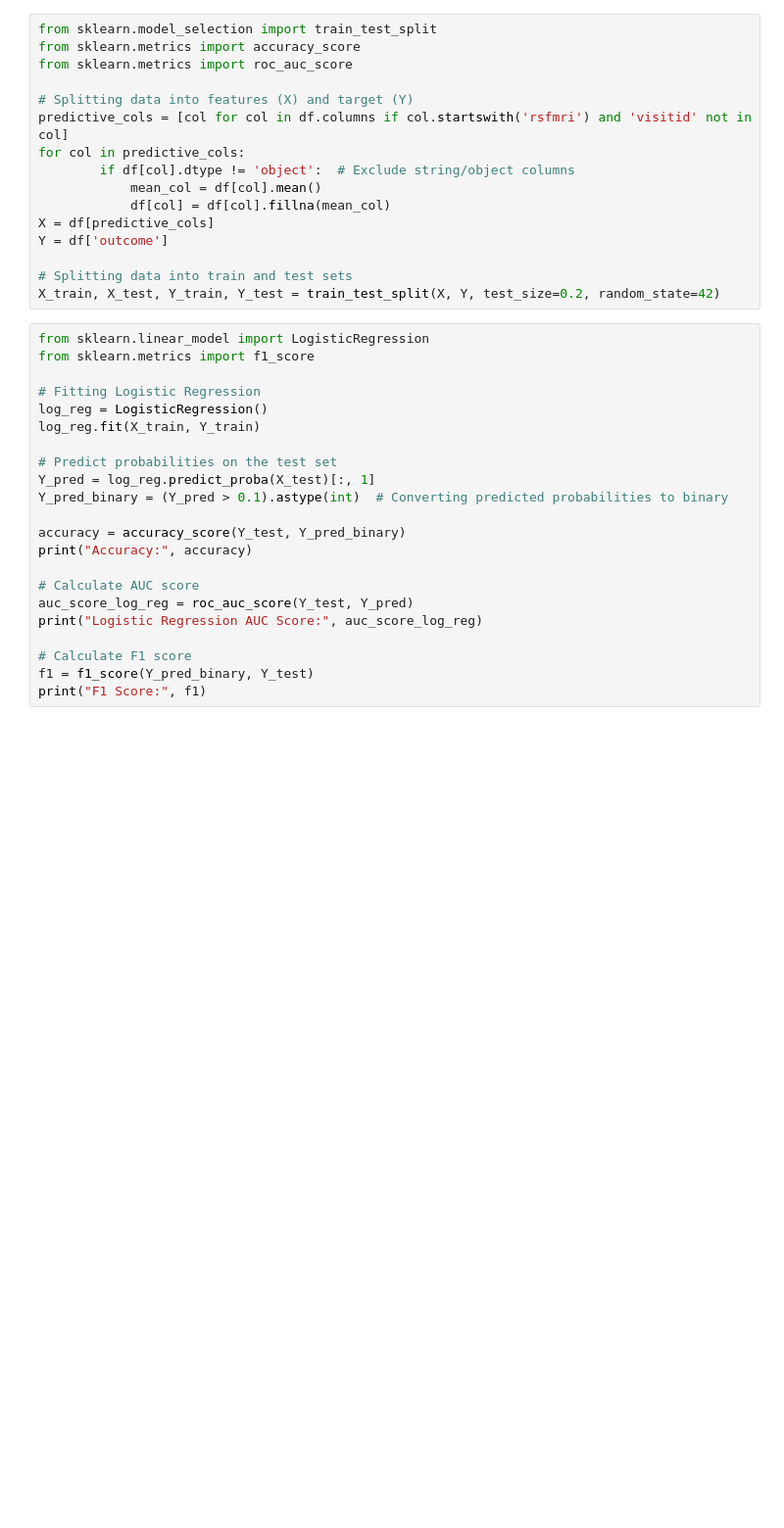
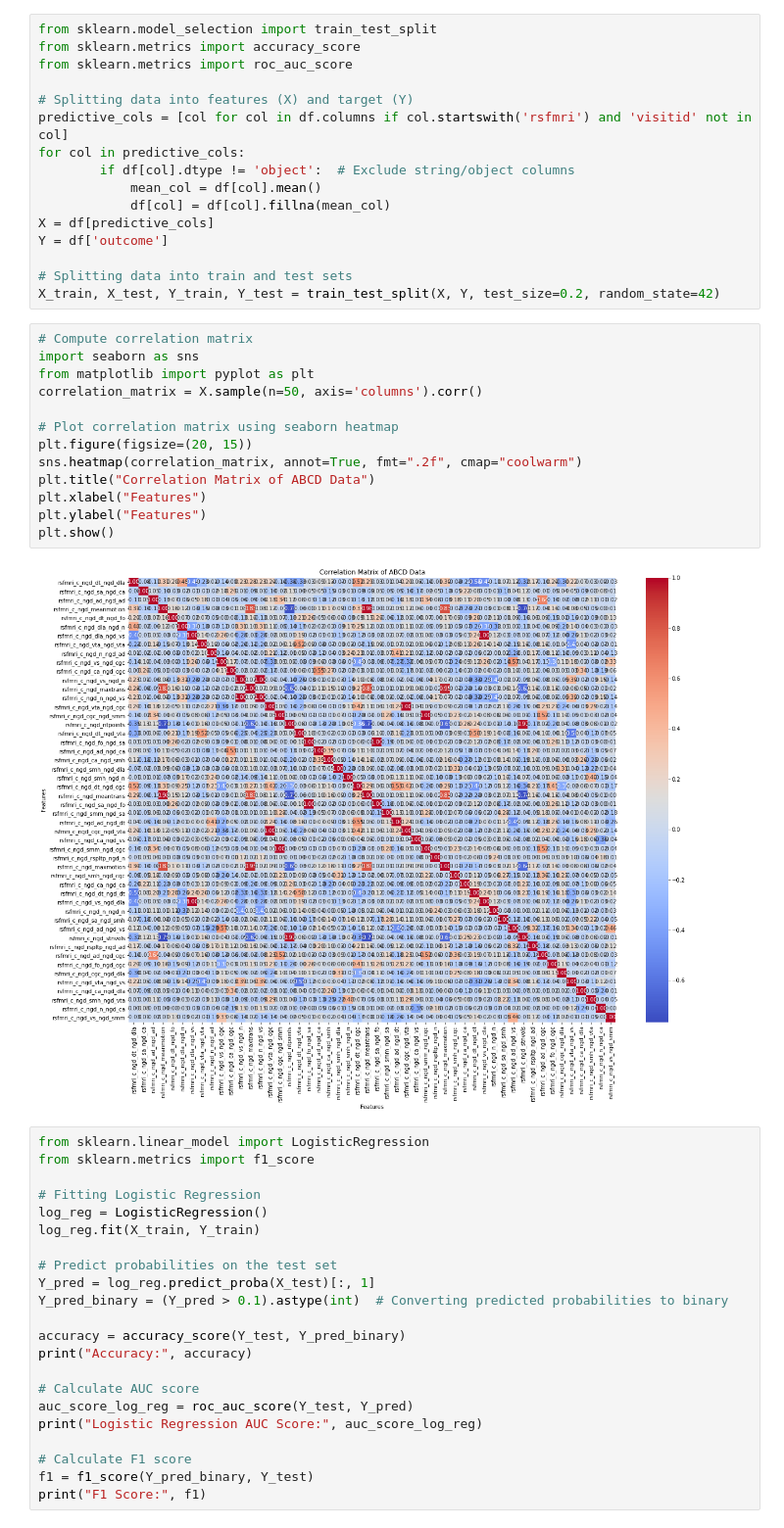
Before and after one commit to zhangqimin17/abcd, a Jupyter notebook: abcd.ipynb, the cells around one changed output. Shown at 98% size. Cells and saved outputs as stored; diff of their text form; blank space fills up the shorter version.

```diff
--- a/abcd.ipynb
+++ b/abcd.ipynb
@@ -518,6 +518,21 @@ Y = df['outcome']
 
 # Splitting data into train and test sets
 X_train, X_test, Y_train, Y_test = train_test_split(X, Y, test_size=0.2, random_state=42)
+# %%
+# Compute correlation matrix
+import seaborn as sns
+from matplotlib import pyplot as plt
+correlation_matrix = X.sample(n=50, axis='columns').corr()
+
+# Plot correlation matrix using seaborn heatmap
+plt.figure(figsize=(20, 15))
+sns.heatmap(correlation_matrix, annot=True, fmt=".2f", cmap="coolwarm")
+plt.title("Correlation Matrix of ABCD Data")
+plt.xlabel("Features")
+plt.ylabel("Features")
+plt.show()
+# %% [output]
+[figure, added]
 # %%
 from sklearn.linear_model import LogisticRegression
 from sklearn.metrics import f1_score
```
Also changed, not shown: parts of 13 cells of this notebook, 1 other file.
